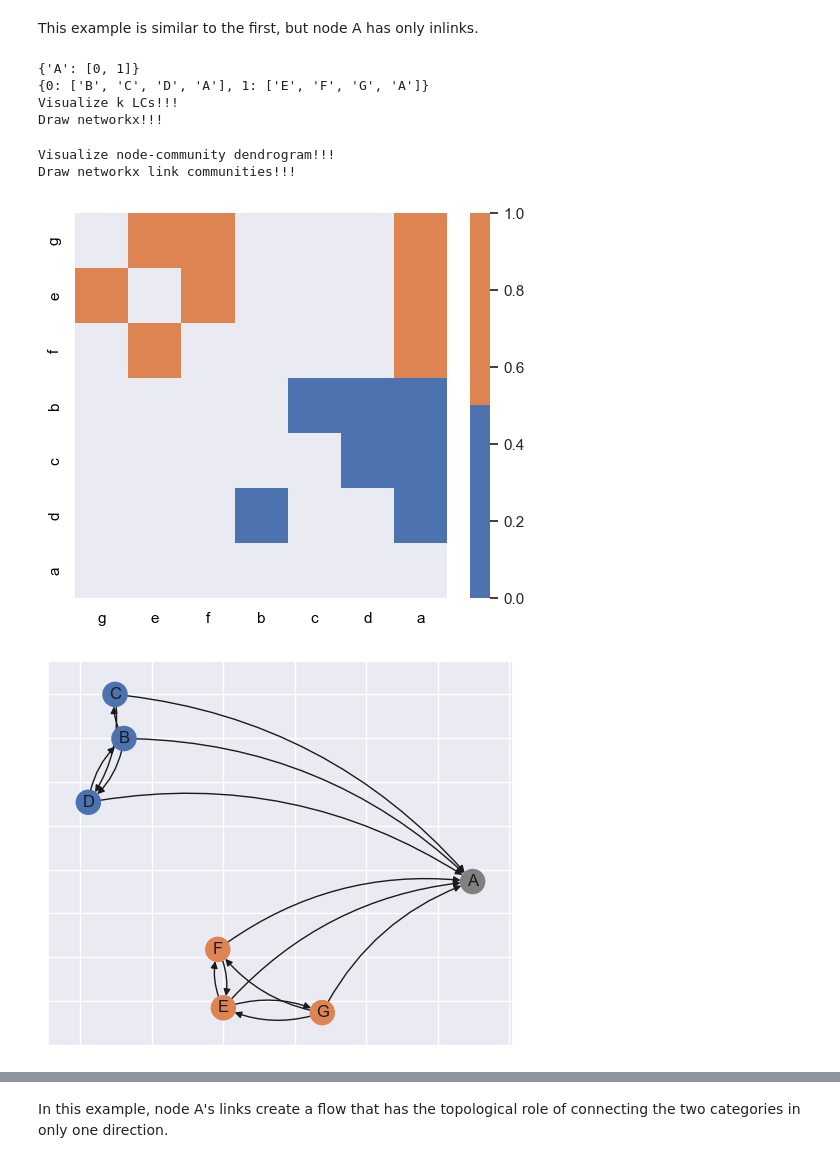
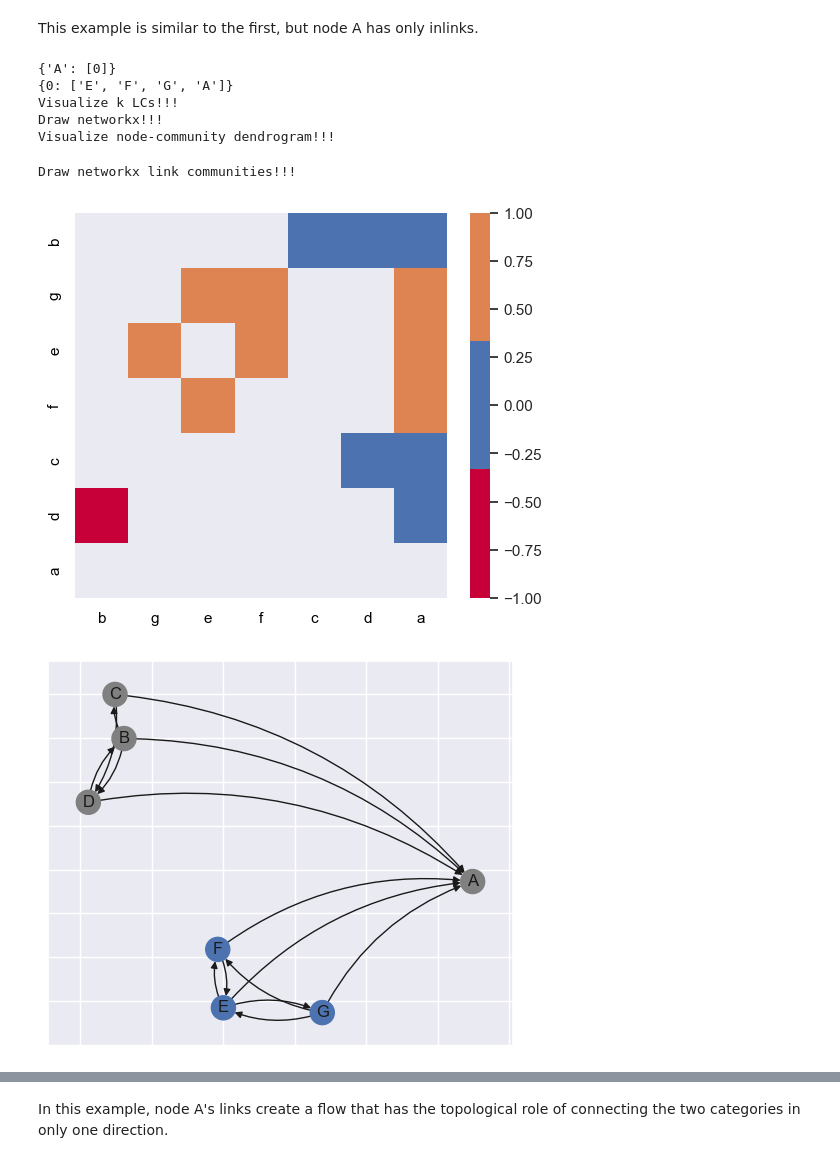
Before and after one commit to mrtnzrm2/LinkNodeCommunity, a Jupyter notebook: BowTie_example_one.ipynb, the cells around one changed output, grey strips where cells are left out. Drawn from its saved outputs; the diff is of its cells as text; code cells hidden in the pictures.

```diff
--- a/BowTie_example_one.ipynb
+++ b/BowTie_example_one.ipynb
@@ -66,9 +66,9 @@ nlog10 = F
 lookup = F
 prob = F
 cut = F
-mode = "ALPHA"
+mode = "ZERO"
 topology = "MIX"
-index = "jacp"
+index = "D1_2_3"
 opt_score = ["_maxmu"]
 nodes = 7
 
@@ -103,6 +103,8 @@ for i, net in enumerate(NETS):
   h.link_entropy_cpp("short", cut=cut)
   ## Compute lq arbre de merde ----
   h.la_abre_a_merde_cpp(h.BH[0])
+  ## Compute node entropy ----
+  h.node_entropy_cpp("short", cut=cut)
   # Set labels to network ----
   L = colregion(net, labels=net.labels)
   L.get_regions()
@@ -111,10 +113,8 @@ for i, net in enumerate(NETS):
   # Entropy ----
   S = Hierarchical_Entropy(h.Z, h.nodes, list(range(h.nodes)))
   S.Z2dict("short")
-  node_entropy = S.S(S.tree)
-  node_entropy_H = S.S_height(S.tree)
   h.entropy = [
-    node_entropy, node_entropy_H,
+    h.node_entropy, h.node_entropy_H,
     h.link_entropy, h.link_entropy_H
   ]
 # %% [output]
@@ -206,39 +205,39 @@ i = 6
 # Plot H ----
 plot_h = Plot_H(NETS[i], HS[i])
 # Get best k and r ----
-K, R = get_best_kr(score, HS[i])
+K, R = get_best_kr_equivalence(score, HS[i])
 r = R[K == np.min(K)][0]
 k = K[K == np.min(K)][0]                                        # <------ Very interesting. Why?
 rlabels = get_labels_from_Z(HS[i].Z, r)
-noc, subcover = HS[i].get_ocn_discovery(k, rlabels)
+noc, subcover = HS[i].get_ocn_discovery_2(k, rlabels)
 # Which are the NOCs?
 print(subcover)
 cover = omega_index_format(
   rlabels, subcover, HS[i].colregion.labels[:HS[i].nodes]
 )
 # What is the cover?
 print(cover)
 # Plots
 plot_h.lcmap_dendro(
   [k], cmap_name="deep", figwidth=6, figheight=5
 )
 plot_h.plot_networx(
   rlabels, cmap_name="deep", figwidth=6, figheight=5,
   labels=labels_dict
 )
 plot_h.core_dendrogram(
   [r], cmap_name="deep", figwidth=7, figheight=5
 )
 plot_h.plot_link_communities(
   k, cmap_name="deep", figwidth=6, figheight=5,
   labels=labels_dict
 )
 # %% [output]
-{'A': [0, 1]}
-{0: ['B', 'C', 'D', 'A'], 1: ['E', 'F', 'G', 'A']}
+{'A': [0]}
+{0: ['E', 'F', 'G', 'A']}
 Visualize k LCs!!!
 Draw networkx!!!
+Visualize node-community dendrogram!!!
-Visualize node-community dendrogram!!!
 Draw networkx link communities!!!
-[figure, old version]
+[figure, new version]
-[figure, old version]
+[figure, new version]
```
Also changed, not shown: parts of 6 cells of this notebook, 59 other files.
